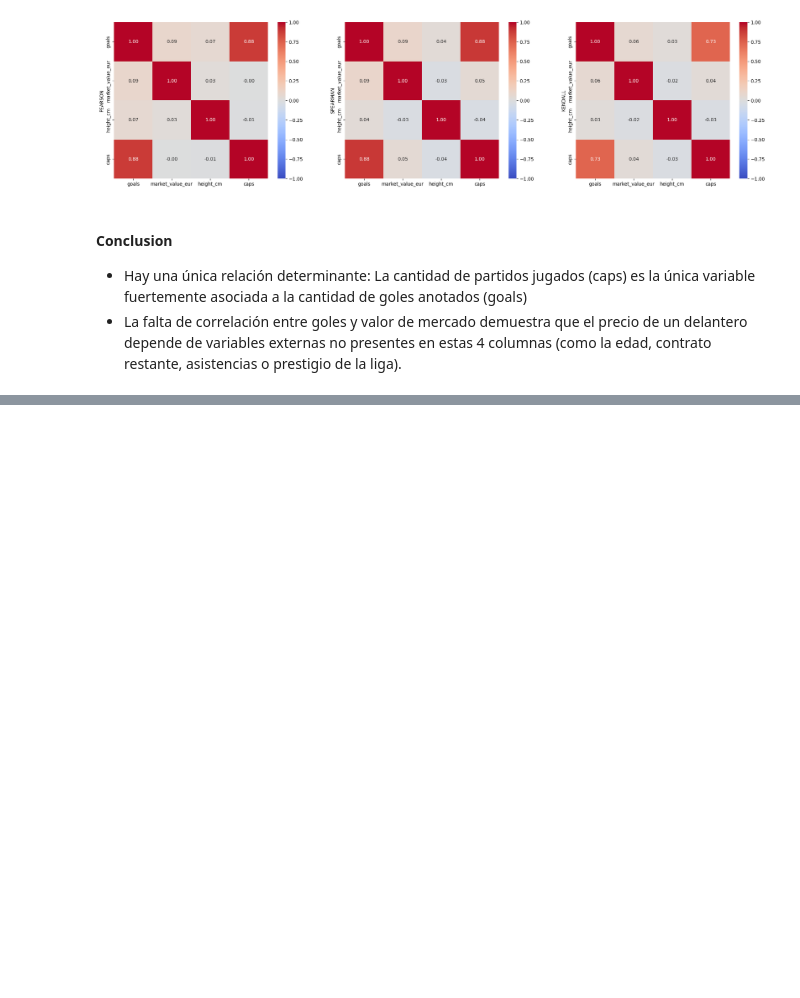
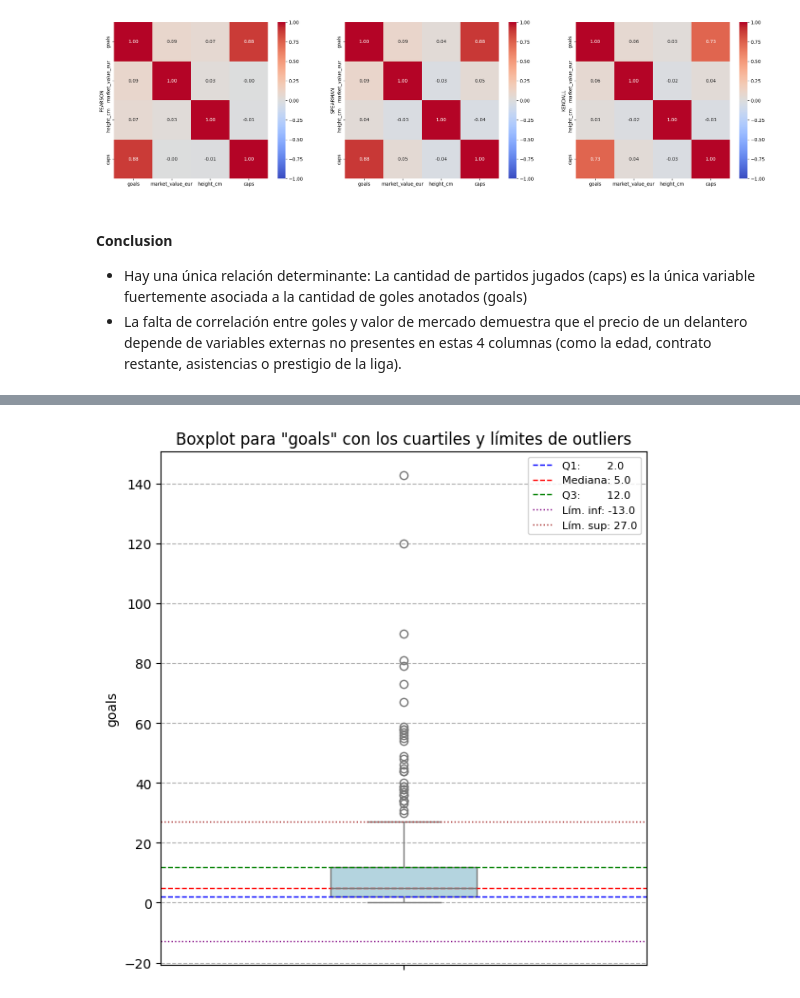
Before and after one commit to joaquincernik/inteligencia-artificial, a Jupyter notebook: practico2/practico2.ipynb, the cells around one changed output, grey strips where cells are left out. Cells and saved outputs as stored; diff of their text form; code cells hidden in the pictures; blank space fills up the shorter version.

```diff
--- a/practico2/practico2.ipynb
+++ b/practico2/practico2.ipynb
@@ -263,0 +327,6 @@ pyplot.show()
+# %%
+def cuartiles(variable):
+    Q1 = variable.quantile(0.25)
+    Q2 = variable.quantile(0.50)  # Percentile 5-0 - Equivalente a la mediana
+    Q3 = variable.quantile(0.75)
+    return Q1, Q2, Q3
@@ -263,0 +347,24 @@ pyplot.show()
+# %%
+fig, ax = pyplot.subplots(figsize=(6, 6))
+
+
+# Límites teóricos para detectar outliers
+lower_limit = goals_Q1 - 1.5 * goals_IQR
+upper_limit = goals_Q3 + 1.5 * goals_IQR
+
+seaborn.boxplot(data=delanteros, y='goals', color="lightblue", ax=ax, width=0.3)
+
+ax.axhline(goals_Q1,     color='blue',   linestyle='--', linewidth=1, label=f'Q1:        {goals_Q1:.1f}')
+ax.axhline(goals_Q2,     color='red',    linestyle='--', linewidth=1, label=f'Mediana: {goals_Q2:.1f}')
+ax.axhline(goals_Q3,     color='green',  linestyle='--', linewidth=1, label=f'Q3:        {goals_Q3:.1f}')
+ax.axhline(lower_limit, color='purple', linestyle=':',  linewidth=1, label=f'Lím. inf: {lower_limit:.1f}')
+ax.axhline(upper_limit, color='brown',  linestyle=':',  linewidth=1, label=f'Lím. sup: {upper_limit:.1f}')
+
+ax.set_title('Boxplot para "goals" con los cuartiles y límites de outliers')
+ax.legend(fontsize=8, loc='upper right')
+ax.grid(axis='y', ls='--')
+
+pyplot.tight_layout()
+pyplot.show()
+# %% [output]
+[figure, added]
```
Also changed, not shown: parts of 13 cells of this notebook.
